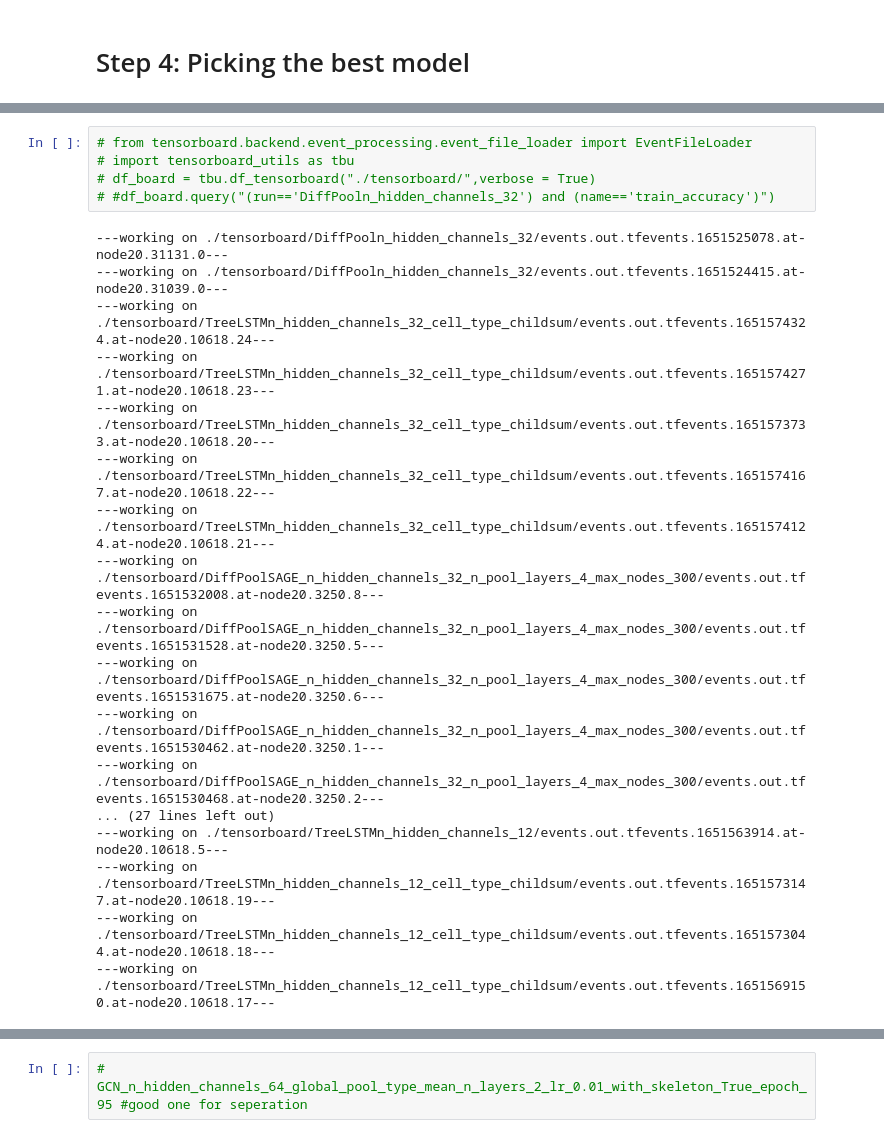
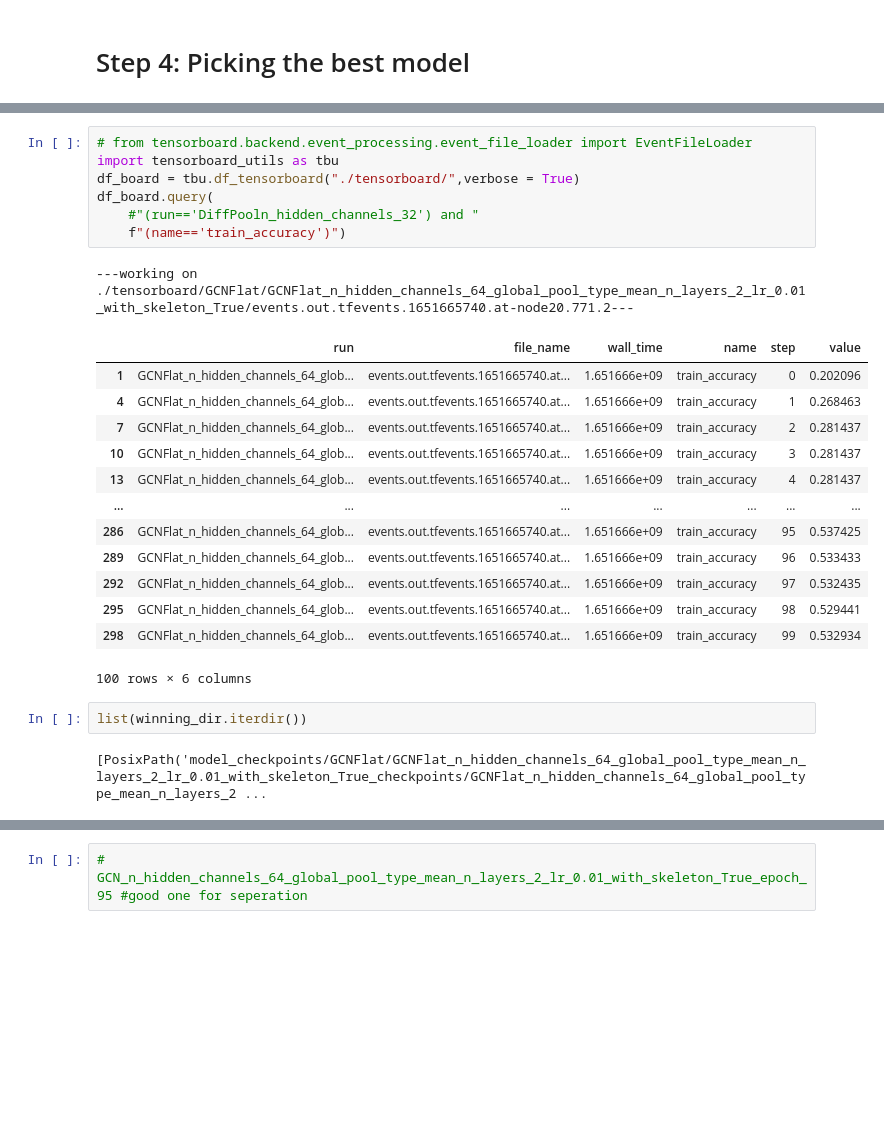
Before and after one commit to bacelii/pytorch_tools, a Jupyter notebook: Applications/Cell_Types_GNN/GCNFlat_Cell_Type_Embedding.ipynb, the cells around one changed output, grey strips where cells are left out. Drawn from its saved outputs; the diff is of its cells as text; blank space fills up the shorter version.

Commit message:
GCNFlat_Cell_Type_Embedding

```diff
--- a/Applications/Cell_Types_GNN/GCNFlat_Cell_Type_Embedding.ipynb
+++ b/Applications/Cell_Types_GNN/GCNFlat_Cell_Type_Embedding.ipynb
@@ -816,26 +796,29 @@ dir(ep)
 # %%
 # from tensorboard.backend.event_processing.event_file_loader import EventFileLoader
-# import tensorboard_utils as tbu
-# df_board = tbu.df_tensorboard("./tensorboard/",verbose = True)
-# #df_board.query("(run=='DiffPooln_hidden_channels_32') and (name=='train_accuracy')")
+import tensorboard_utils as tbu
+df_board = tbu.df_tensorboard("./tensorboard/",verbose = True)
+df_board.query(
+    #"(run=='DiffPooln_hidden_channels_32') and "
+    f"(name=='train_accuracy')")
 # %% [output]
----working on ./tensorboard/DiffPooln_hidden_channels_32/events.out.tfevents.1651525078.at-node20.31131.0---
----working on ./tensorboard/DiffPooln_hidden_channels_32/events.out.tfevents.1651524415.at-node20.31039.0---
----working on ./tensorboard/TreeLSTMn_hidden_channels_32_cell_type_childsum/events.out.tfevents.1651574324.at-node20.10618.24---
----working on ./tensorboard/TreeLSTMn_hidden_channels_32_cell_type_childsum/events.out.tfevents.1651574271.at-node20.10618.23---
----working on ./tensorboard/TreeLSTMn_hidden_channels_32_cell_type_childsum/events.out.tfevents.1651573733.at-node20.10618.20---
----working on ./tensorboard/TreeLSTMn_hidden_channels_32_cell_type_childsum/events.out.tfevents.1651574167.at-node20.10618.22---
----working on ./tensorboard/TreeLSTMn_hidden_channels_32_cell_type_childsum/events.out.tfevents.1651574124.at-node20.10618.21---
----working on ./tensorboard/DiffPoolSAGE_n_hidden_channels_32_n_pool_layers_4_max_nodes_300/events.out.tfevents.1651532008.at-node20.3250.8---
----working on ./tensorboard/DiffPoolSAGE_n_hidden_channels_32_n_pool_layers_4_max_nodes_300/events.out.tfevents.1651531528.at-node20.3250.5---
----working on ./tensorboard/DiffPoolSAGE_n_hidden_channels_32_n_pool_layers_4_max_nodes_300/events.out.tfevents.1651531675.at-node20.3250.6---
----working on ./tensorboard/DiffPoolSAGE_n_hidden_channels_32_n_pool_layers_4_max_nodes_300/events.out.tfevents.1651530462.at-node20.3250.1---
----working on ./tensorboard/DiffPoolSAGE_n_hidden_channels_32_n_pool_layers_4_max_nodes_300/events.out.tfevents.1651530468.at-node20.3250.2---
-... (27 lines left out)
----working on ./tensorboard/TreeLSTMn_hidden_channels_12/events.out.tfevents.1651563914.at-node20.10618.5---
----working on ./tensorboard/TreeLSTMn_hidden_channels_12_cell_type_childsum/events.out.tfevents.1651573147.at-node20.10618.19---
----working on ./tensorboard/TreeLSTMn_hidden_channels_12_cell_type_childsum/events.out.tfevents.1651573044.at-node20.10618.18---
----working on ./tensorboard/TreeLSTMn_hidden_channels_12_cell_type_childsum/events.out.tfevents.1651569150.at-node20.10618.17---
+---working on ./tensorboard/GCNFlat/GCNFlat_n_hidden_channels_64_global_pool_type_mean_n_layers_2_lr_0.01_with_skeleton_True/events.out.tfevents.1651665740.at-node20.771.2---
+|  | run | file_name | wall_time | name | step | value |
+| 1 | GCNFlat_n_hidden_channels_64_glob... | events.out.tfevents.1651665740.at... | 1.651666e+09 | train_accuracy | 0 | 0.202096 |
+| 4 | GCNFlat_n_hidden_channels_64_glob... | events.out.tfevents.1651665740.at... | 1.651666e+09 | train_accuracy | 1 | 0.268463 |
+| 7 | GCNFlat_n_hidden_channels_64_glob... | events.out.tfevents.1651665740.at... | 1.651666e+09 | train_accuracy | 2 | 0.281437 |
+| 10 | GCNFlat_n_hidden_channels_64_glob... | events.out.tfevents.1651665740.at... | 1.651666e+09 | train_accuracy | 3 | 0.281437 |
+| 13 | GCNFlat_n_hidden_channels_64_glob... | events.out.tfevents.1651665740.at... | 1.651666e+09 | train_accuracy | 4 | 0.281437 |
+| ... | ... | ... | ... | ... | ... | ... |
+| 286 | GCNFlat_n_hidden_channels_64_glob... | events.out.tfevents.1651665740.at... | 1.651666e+09 | train_accuracy | 95 | 0.537425 |
+| 289 | GCNFlat_n_hidden_channels_64_glob... | events.out.tfevents.1651665740.at... | 1.651666e+09 | train_accuracy | 96 | 0.533433 |
+| 292 | GCNFlat_n_hidden_channels_64_glob... | events.out.tfevents.1651665740.at... | 1.651666e+09 | train_accuracy | 97 | 0.532435 |
+| 295 | GCNFlat_n_hidden_channels_64_glob... | events.out.tfevents.1651665740.at... | 1.651666e+09 | train_accuracy | 98 | 0.529441 |
+| 298 | GCNFlat_n_hidden_channels_64_glob... | events.out.tfevents.1651665740.at... | 1.651666e+09 | train_accuracy | 99 | 0.532934 |
+100 rows × 6 columns
+# %%
+list(winning_dir.iterdir())
+# %% [output]
+[PosixPath('model_checkpoints/GCNFlat/GCNFlat_n_hidden_channels_64_global_pool_type_mean_n_layers_2_lr_0.01_with_skeleton_True_checkpoints/GCNFlat_n_hidden_channels_64_global_pool_type_mean_n_layers_2 ...
 # %%
 winning_name = "GCNFlat_n_hidden_channels_64_global_pool_type_mean_n_layers_2_lr_0.01_with_skeleton_True"
 epoch = 95
```
Also changed, not shown: parts of 25 cells of this notebook, 44 other files.
